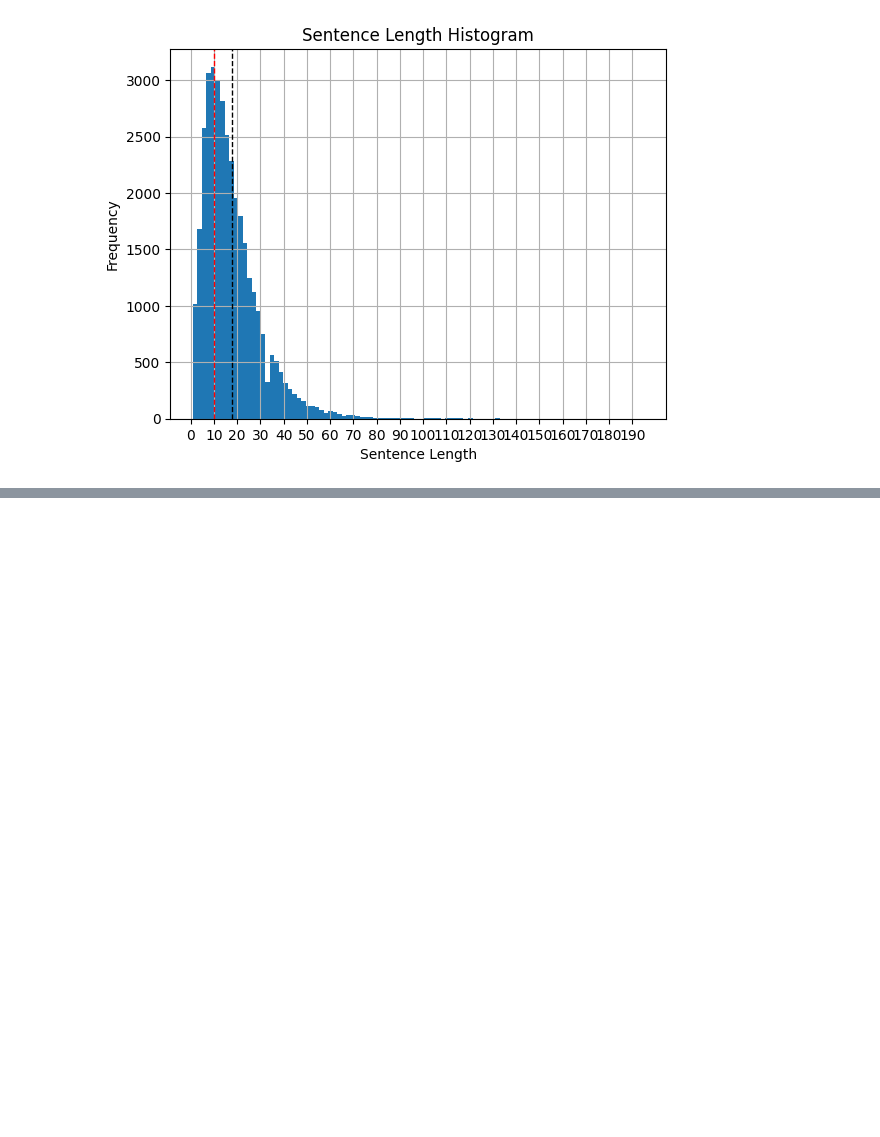
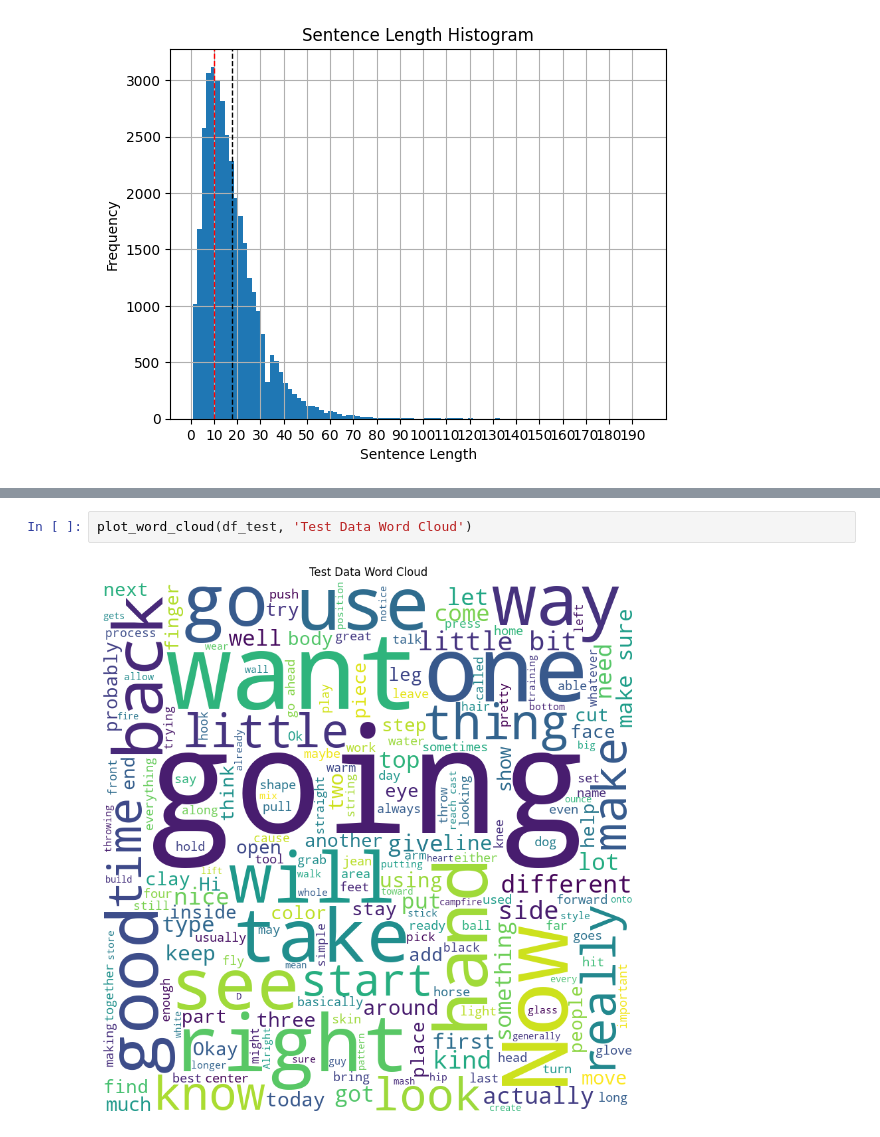
Before and after one commit to liatoutou/Code, a Jupyter notebook: How2Sign/scripts/eda.ipynb, the cells around one changed output, grey strips where cells are left out. Drawn from its saved outputs; the diff is of its cells as text; blank space fills up the shorter version.

```diff
--- a/How2Sign/scripts/eda.ipynb
+++ b/How2Sign/scripts/eda.ipynb
@@ -131,0 +154,4 @@ plot_sentence_length_histogram(df)
+# %%
+plot_word_cloud(df_test, 'Test Data Word Cloud')
+# %% [output]
+[figure, added]
```
Also changed, not shown: parts of 3 cells of this notebook.
